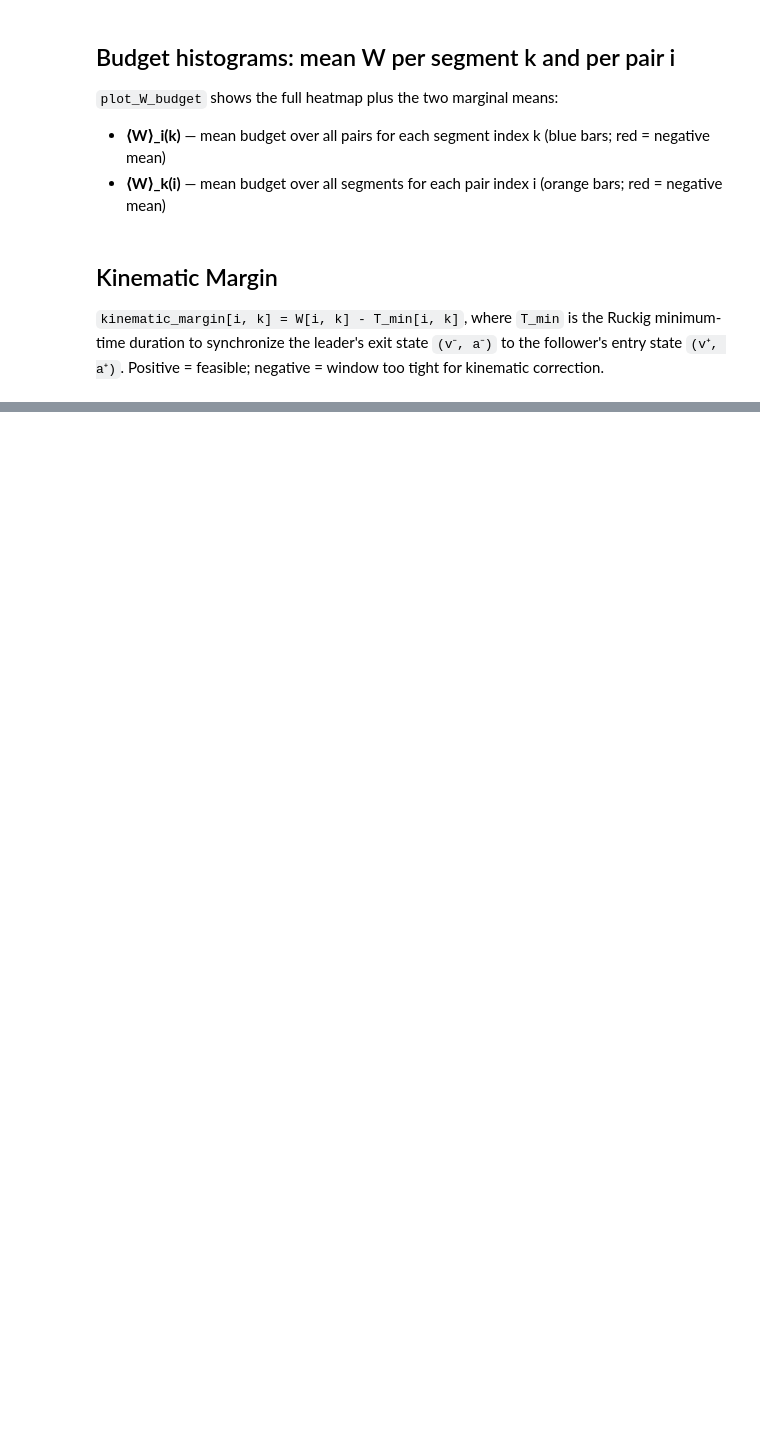
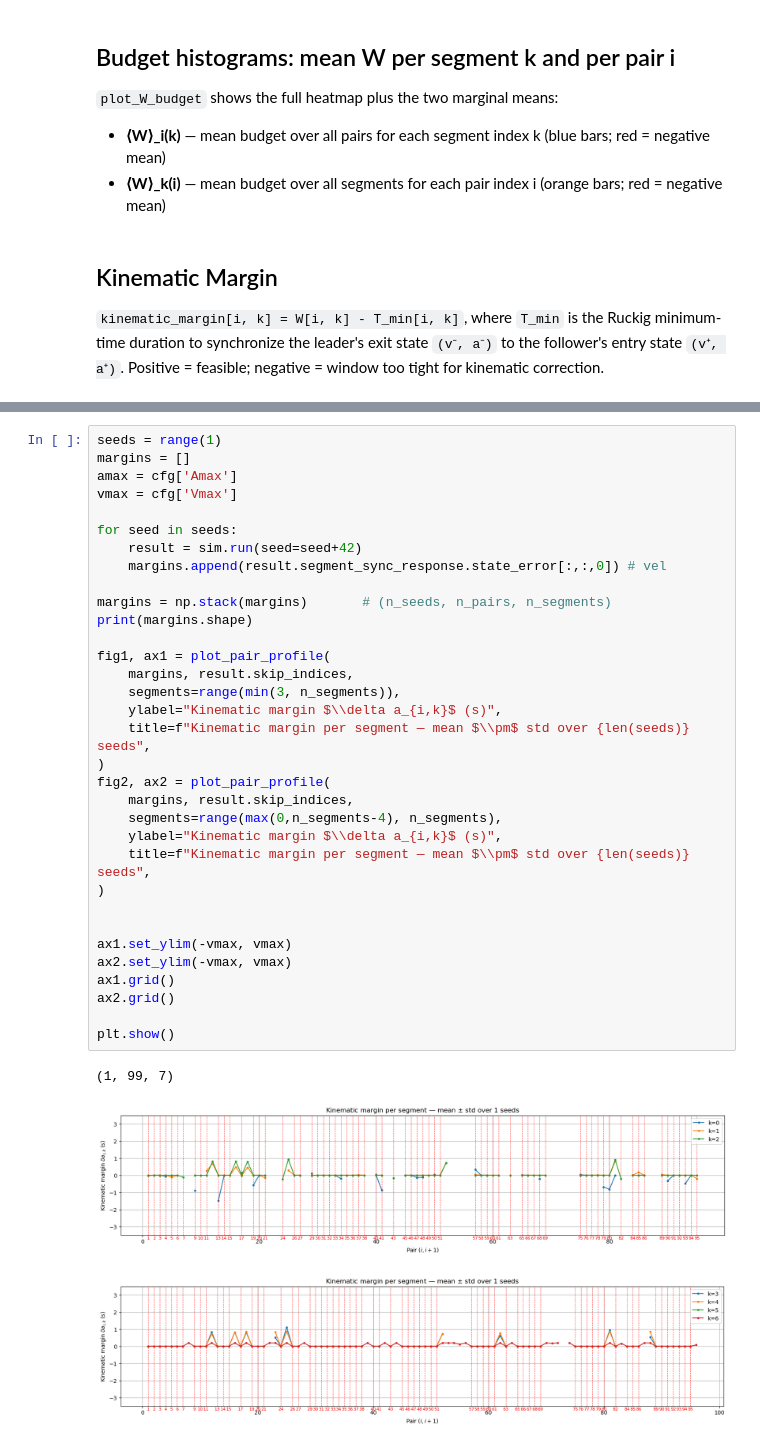
Before and after one commit to JvPost/Portfolio, a Jupyter notebook: ksb/notebooks/plot_segment_events.ipynb, the cells around one changed output, grey strips where cells are left out. Drawn from its saved outputs; the diff is of its cells as text; blank space fills up the shorter version.

```diff
--- a/ksb/notebooks/plot_segment_events.ipynb
+++ b/ksb/notebooks/plot_segment_events.ipynb
@@ -308,0 +303,37 @@ plt.show()
+# %%
+seeds = range(1)
+margins = []
+amax = cfg['Amax']
+vmax = cfg['Vmax']
+
+for seed in seeds:
+    result = sim.run(seed=seed+42)
+    margins.append(result.segment_sync_response.state_error[:,:,0]) # vel
+
+margins = np.stack(margins)       # (n_seeds, n_pairs, n_segments)
+print(margins.shape)
+
+fig1, ax1 = plot_pair_profile(
+    margins, result.skip_indices,
+    segments=range(min(3, n_segments)),
+    ylabel="Kinematic margin $\\delta a_{i,k}$ (s)",
+    title=f"Kinematic margin per segment — mean $\\pm$ std over {len(seeds)} seeds",
+)
+fig2, ax2 = plot_pair_profile(
+    margins, result.skip_indices,
+    segments=range(max(0,n_segments-4), n_segments),
+    ylabel="Kinematic margin $\\delta a_{i,k}$ (s)",
+    title=f"Kinematic margin per segment — mean $\\pm$ std over {len(seeds)} seeds",
+)
+
+
+ax1.set_ylim(-vmax, vmax)
+ax2.set_ylim(-vmax, vmax)
+ax1.grid()
+ax2.grid()
+
+plt.show()
+# %% [output]
+(1, 99, 7)
+[figure, added]
+[figure, added]
```
Also changed, not shown: parts of 15 cells of this notebook, 19 other files.
